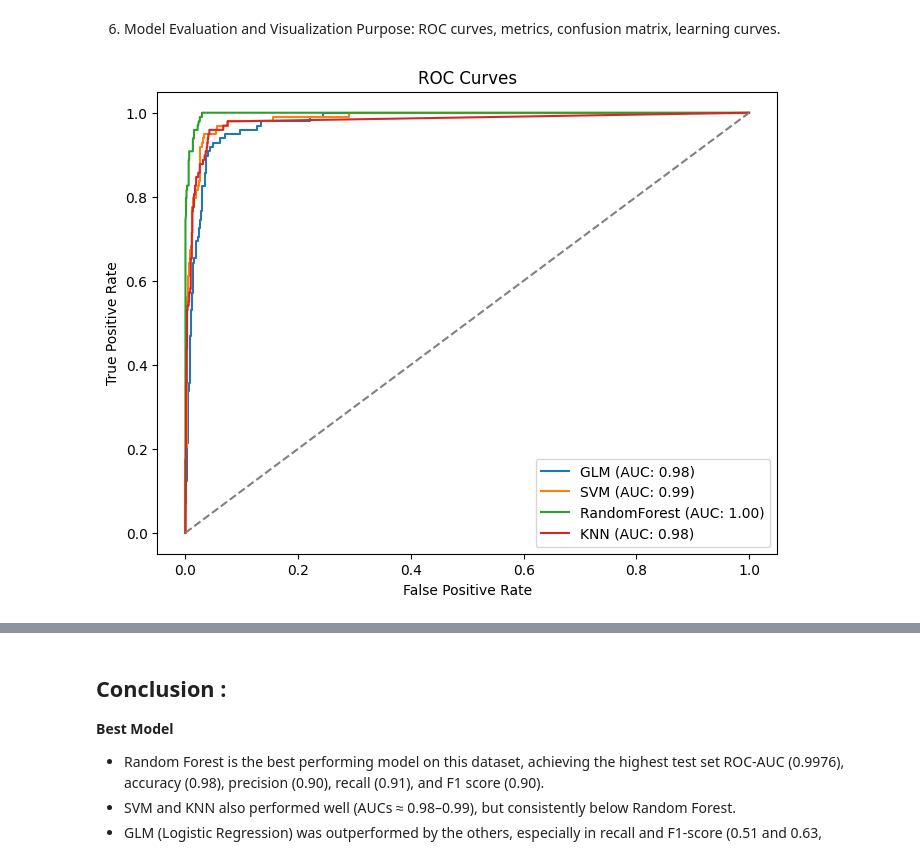
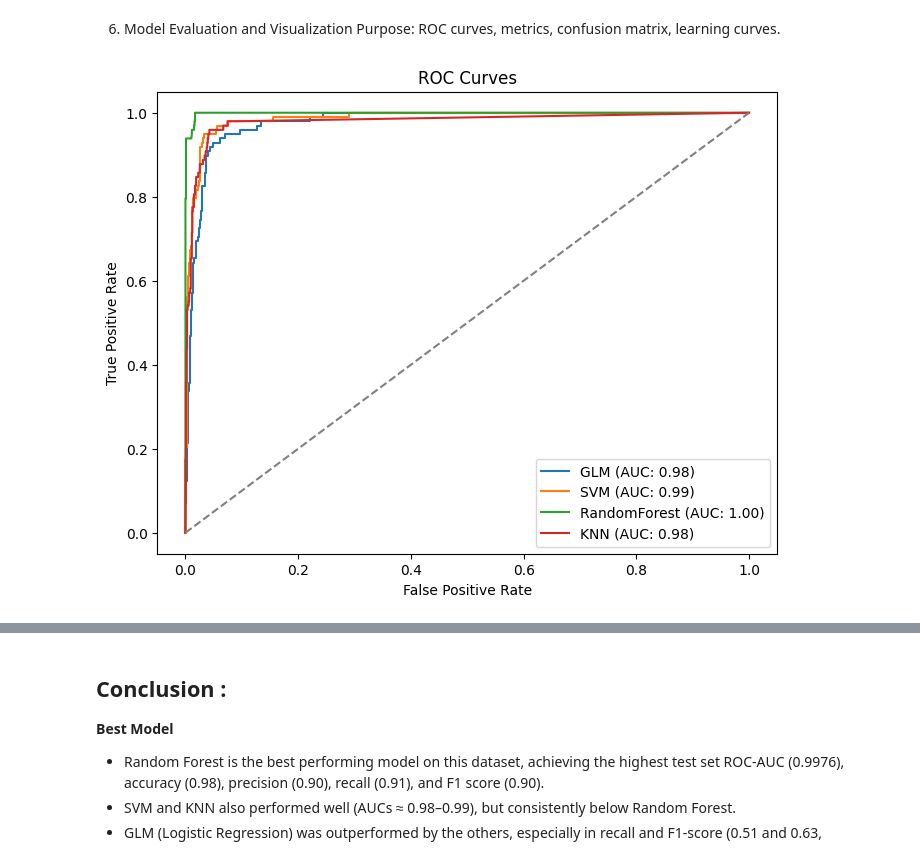
Before and after one commit to Hsotuhsa-S/Thyroid-Classification-Model-Python, a Jupyter notebook: 02_modelTuningSelectionEvaluation.ipynb, the cells around one changed output, grey strips where cells are left out. Cells and saved outputs as stored; diff of their text form; code cells hidden in the pictures.

Commit message:
RF implicit feature Selection

```diff
--- a/02_modelTuningSelectionEvaluation.ipynb
+++ b/02_modelTuningSelectionEvaluation.ipynb
@@ -37,10 +48,14 @@ numeric_features = X.select_dtypes(include=[np.number, 'bool']).columns.tolist()
 2. Train/Test Split
 Purpose: Split data so model evaluation is honest.
 # %%
-# 3. Train/test split
+# 3a. Train/test split
 X_train, X_test, y_train, y_test = train_test_split(
     X, y, test_size=0.2, stratify=y, random_state=123456
 )
+# 3b. Train/test split for Random Forest Classifier
+X_train_RF, X_test_RF, y_train_RF, y_test_RF = train_test_split(
+    X_RF, y_RF, test_size=0.2, stratify=y_RF, random_state=123456
+)
 # %% [markdown]
 3. Preprocessing Pipeline
 Purpose: One-hot encode categoricals, scale numerics.
@@ -50,15 +65,23 @@ numeric_transformer = Pipeline([('scaler', StandardScaler())])
 categorical_transformer = Pipeline([
     ('onehot', OneHotEncoder(handle_unknown='ignore', sparse_output=False))
 ])
+
+# 4a. Preprocessing Pipeline for Logistic Regression, SVM, KNN
 preprocessor = ColumnTransformer(transformers=[
     ('num', numeric_transformer, numeric_features),
     ('cat', categorical_transformer, categorical_features)
+
+
+])# 4b. Preprocessing Pipeline for Random Forest Classifier
+preprocessor_RF = ColumnTransformer(transformers=[
+    ('num', numeric_transformer, numeric_features_RF),
+    ('cat', categorical_transformer, categorical_features_RF)
 ])
 # %% [markdown]
 4. Model Pipelines and Hyperparameter Grids
 Purpose: Define models and tuning options, all within pipelines.
 # %%
-# 5. Define all models, parameter grids, and a results placeholder in one dictionary
+# 5. Define model pipelines, hyperparameter grids, and results dictionary for all classifiers
 models = {
     "GLM": {
         "estimator": Pipeline([
@@ -83,7 +106,7 @@ models = {
     },
     "RandomForest": {
         "estimator": Pipeline([
-            ("preprocessor", preprocessor),
+            ("preprocessor", preprocessor_RF),
             ("classifier", RandomForestClassifier(n_estimators=600, random_state=123456))
         ]),
         "param_grid": {
@@ -104,6 +127,8 @@ models = {
     }
 }
 
+# The following defines a 5-fold stratified cross-validation splitter for use in model selection and hyperparameter tuning.
+# StratifiedKFold ensures each fold preserves the percentage of samples for each class, which is important for imbalanced datasets.
 cv = StratifiedKFold(n_splits=5, shuffle=True, random_state=123456)
 # %% [markdown]
 5. Model Selection and Hyperparameter Tuning
@@ -176,0 +203,13 @@ Cross-validated AUCs: [0.95231868 0.95952207 0.95074201 0.98194987 0.98260073]
+# %%
+# Train and evaluate GLM, SVM, KNN (use lasso-selected features and X_train/X_test)
+for name in ["GLM", "SVM", "KNN"]:
+    train_and_evaluate(
+        name,
+        models[name],
+        X_train,
+        X_test,
+        y_train,
+        y_test,
+        numeric_features,
+        categorical_features
+    );
@@ -180,22 +267,28 @@ Purpose: ROC curves, metrics, confusion matrix, learning curves.
 # %%
 # 7. Compare and visualize results
 
 # ROC curves for all models
 plt.figure(figsize=(8,6))
 for name, model in models.items():
     grid = model["grid"]
-    y_proba = grid.predict_proba(X_test)[:,1]
-    fpr, tpr, _ = roc_curve(y_test, y_proba)
-    auc = roc_auc_score(y_test, y_proba)
+    if name == "RandomForest":
+        X_eval = X_test_RF
+        y_eval = y_test_RF
+    else:
+        X_eval = X_test
+        y_eval = y_test
+    y_proba = grid.predict_proba(X_eval)[:,1]
+    fpr, tpr, _ = roc_curve(y_eval, y_proba)
+    auc = roc_auc_score(y_eval, y_proba)
     plt.plot(fpr, tpr, label=f"{name} (AUC: {auc:.2f})")
 plt.plot([0,1],[0,1],'--', color='gray')
 plt.xlabel("False Positive Rate")
 plt.ylabel("True Positive Rate")
 plt.title("ROC Curves")
 plt.legend()
 plt.show()
 # %% [output]
-[figure, old version]
+[figure, new version]
 # %%
 # Boxplot of CV AUCs
 cv_auc_dict = {name: model["results"]["cv_aucs"] for name, model in models.items() if "cv_aucs" in model["results"]}
```
Also changed, not shown: parts of 8 cells of this notebook.
